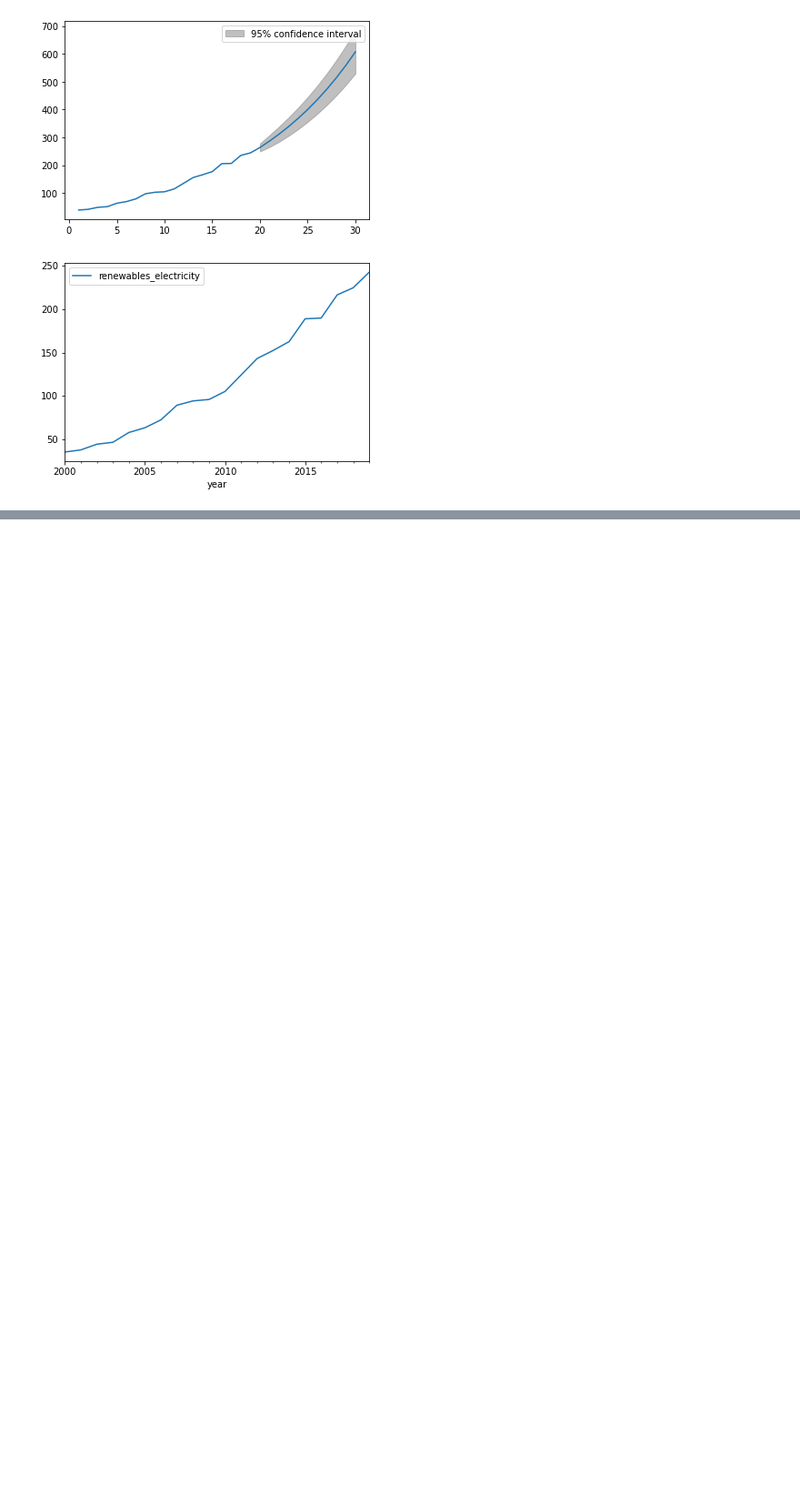
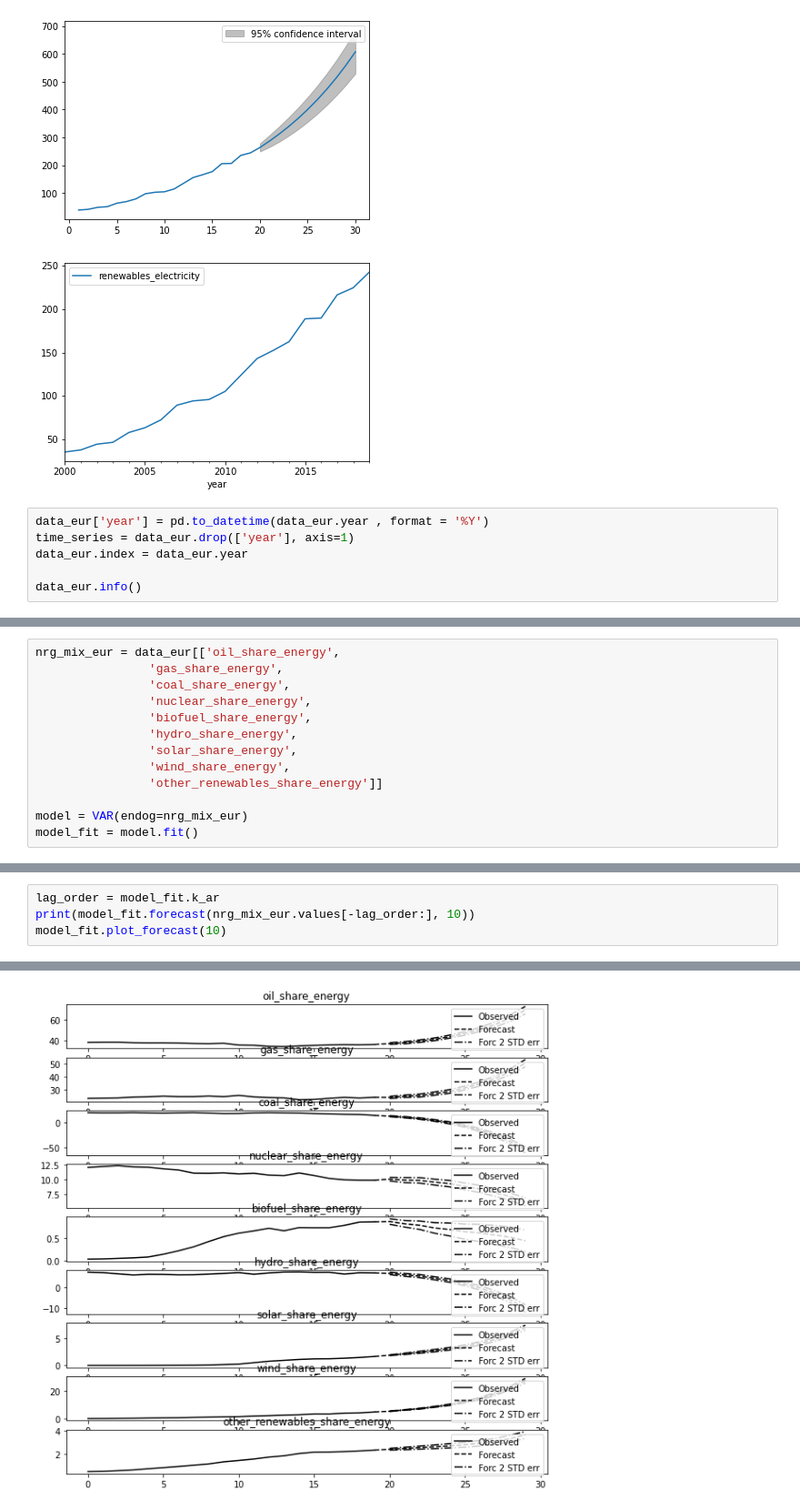
Before and after one commit to TeamGreenWave/capstone_project, a Jupyter notebook: EDA_Notebook_SLS.ipynb, the cells around one changed output, grey strips where cells are left out. Shown: that part at 91% size. Drawn from its saved outputs; the diff is of its cells as text; blank space fills up the shorter version.

Commit message:
Regression_Model_test_3 VAR working

```diff
--- a/EDA_Notebook_SLS.ipynb
+++ b/EDA_Notebook_SLS.ipynb
@@ -672,3 +701,9 @@ data_ger.plot('year', 'renewables_electricity', kind = 'line')
 <AxesSubplot:xlabel='year'>
 [figure]
 [figure]
+# %%
+data_eur['year'] = pd.to_datetime(data_eur.year , format = '%Y')
+time_series = data_eur.drop(['year'], axis=1)
+data_eur.index = data_eur.year
+
+data_eur.info()
@@ -674,0 +729,13 @@ data_ger.plot('year', 'renewables_electricity', kind = 'line')
+# %%
+nrg_mix_eur = data_eur[['oil_share_energy',
+                'gas_share_energy',
+                'coal_share_energy',
+                'nuclear_share_energy',
+                'biofuel_share_energy',
+                'hydro_share_energy',
+                'solar_share_energy',
+                'wind_share_energy',
+                'other_renewables_share_energy']]
+
+model = VAR(endog=nrg_mix_eur)
+model_fit = model.fit()
@@ -674,0 +762,5 @@ data_ger.plot('year', 'renewables_electricity', kind = 'line')
+# %%
+lag_order = model_fit.k_ar
+print(model_fit.forecast(nrg_mix_eur.values[-lag_order:], 10))
+model_fit.plot_forecast(10)
+# %% [output]
@@ -674,0 +787 @@ data_ger.plot('year', 'renewables_electricity', kind = 'line')
+[figure, added]
```
Also changed, not shown: parts of 9 cells of this notebook, 2 other files.
